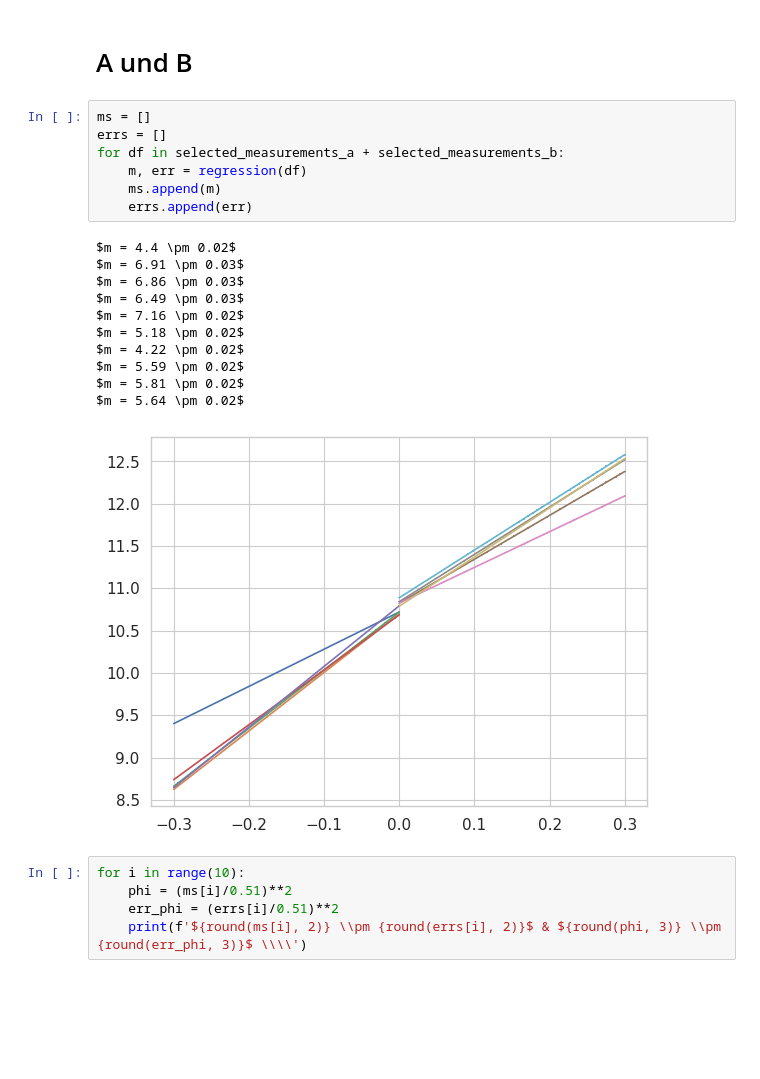
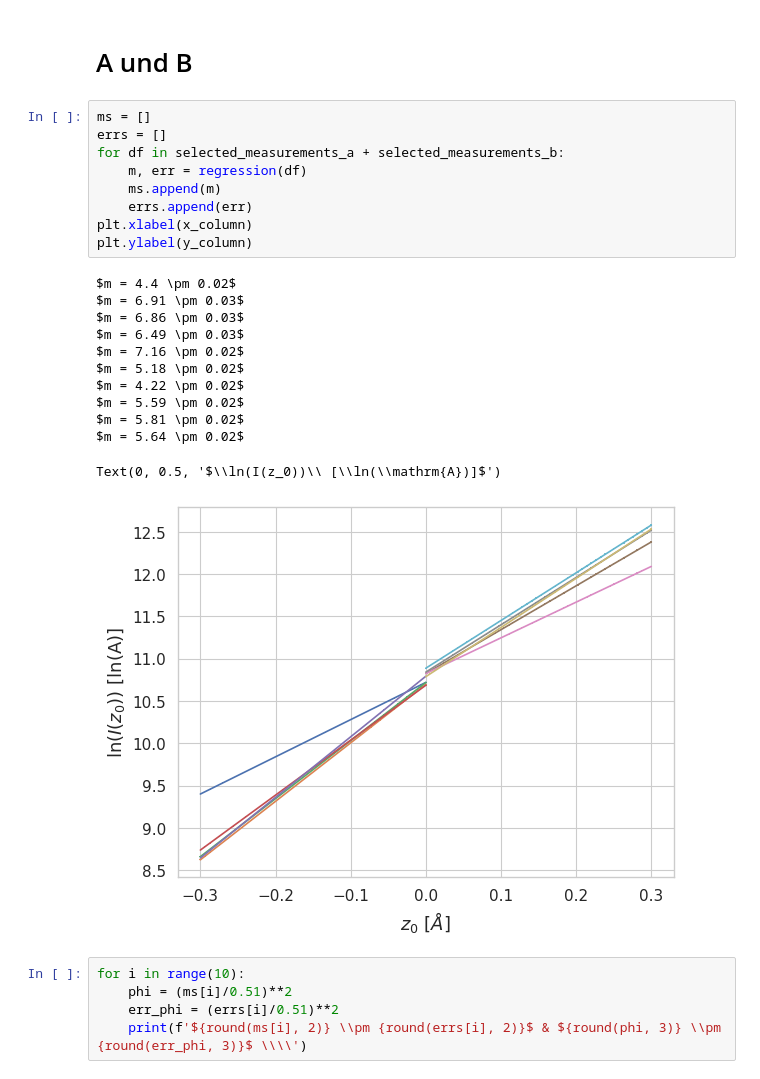
Before and after one commit to ofilla/physik-praktikum-b, a Jupyter notebook: B2.5/data/Austrittsarbeit/Auswertung.ipynb, the cells around one changed output. Saved outputs shown, nothing was run; the diff lists cells and outputs as text; blank space fills up the shorter version.

```diff
--- a/B2.5/data/Austrittsarbeit/Auswertung.ipynb
+++ b/B2.5/data/Austrittsarbeit/Auswertung.ipynb
@@ -223,22 +239,25 @@ $m = 5.64 \pm 0.02$
 # %%
 ms = []
 errs = []
 for df in selected_measurements_a + selected_measurements_b:
     m, err = regression(df)
     ms.append(m)
     errs.append(err)
+plt.xlabel(x_column)
+plt.ylabel(y_column)
 # %% [output]
 $m = 4.4 \pm 0.02$
 $m = 6.91 \pm 0.03$
 $m = 6.86 \pm 0.03$
 $m = 6.49 \pm 0.03$
 $m = 7.16 \pm 0.02$
 $m = 5.18 \pm 0.02$
 $m = 4.22 \pm 0.02$
 $m = 5.59 \pm 0.02$
 $m = 5.81 \pm 0.02$
 $m = 5.64 \pm 0.02$
+Text(0, 0.5, '$\\ln(I(z_0))\\ [\\ln(\\mathrm{A})]$')
-[figure, old version]
+[figure, new version]
 # %%
 for i in range(10):
     phi = (ms[i]/0.51)**2
```
Also changed, not shown: parts of 5 cells of this notebook, 21 other files.
